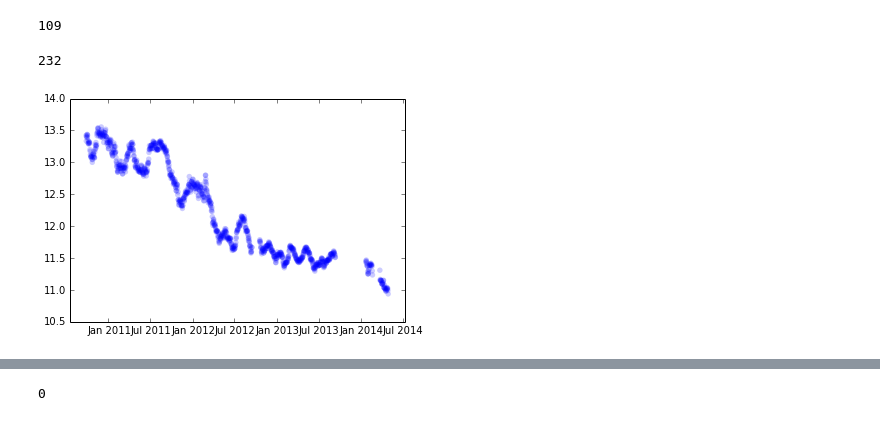
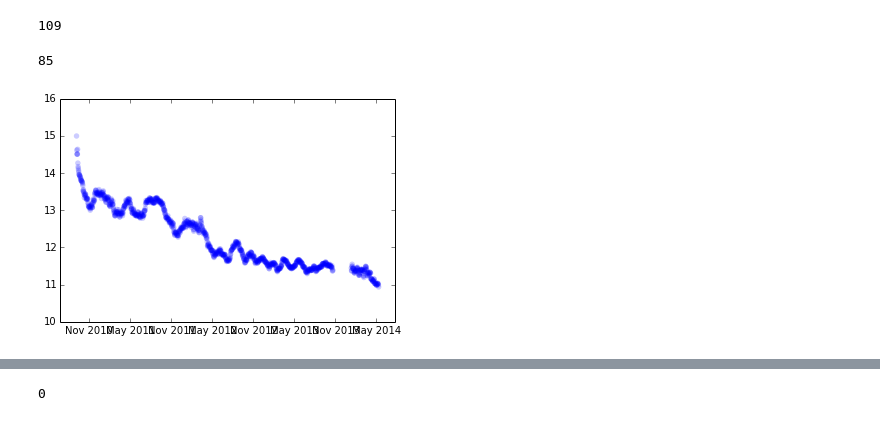
Before and after one commit to AllenDowney/ThinkStats2, a Jupyter notebook: code/chap12.ipynb, the cells around one changed output, grey strips where cells are left out. Drawn from its saved outputs; the diff is of its cells as text; code cells hidden in the pictures.

```diff
--- a/code/chap12.ipynb
+++ b/code/chap12.ipynb
@@ -24,9 +34,9 @@ daily_missing.ppg.isnull().sum()
 # %% [output]
 109
 # %%
-roll_mean = pandas.rolling_mean(daily_missing.ppg, 30, center=True)
-thinkplot.Scatter(daily_missing.index, roll_mean)
+roll_mean = pandas.rolling_mean(daily_missing.ppg, 30, min_periods=5)
+thinkplot.Scatter(roll_mean.index, roll_mean)
 roll_mean.isnull().sum()
 # %% [output]
-232
+85
-[figure, old version]
+[figure, new version]
```
Also changed, not shown: parts of 9 cells of this notebook, 7 other files.
